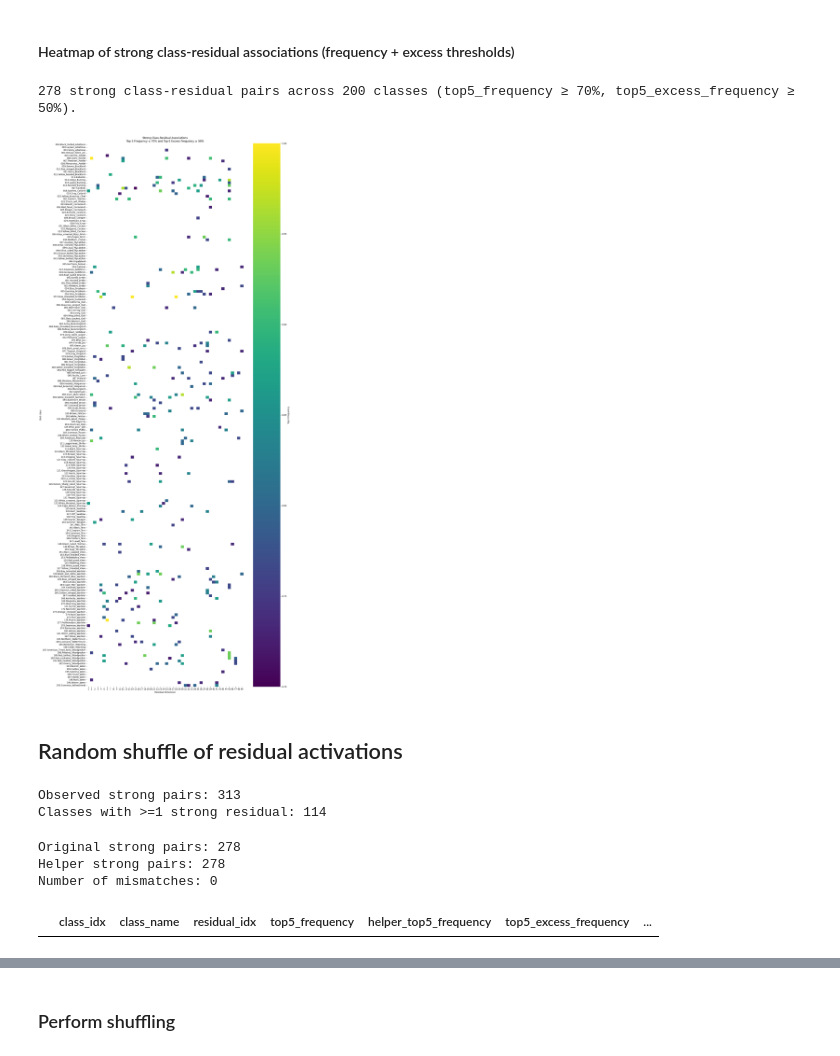
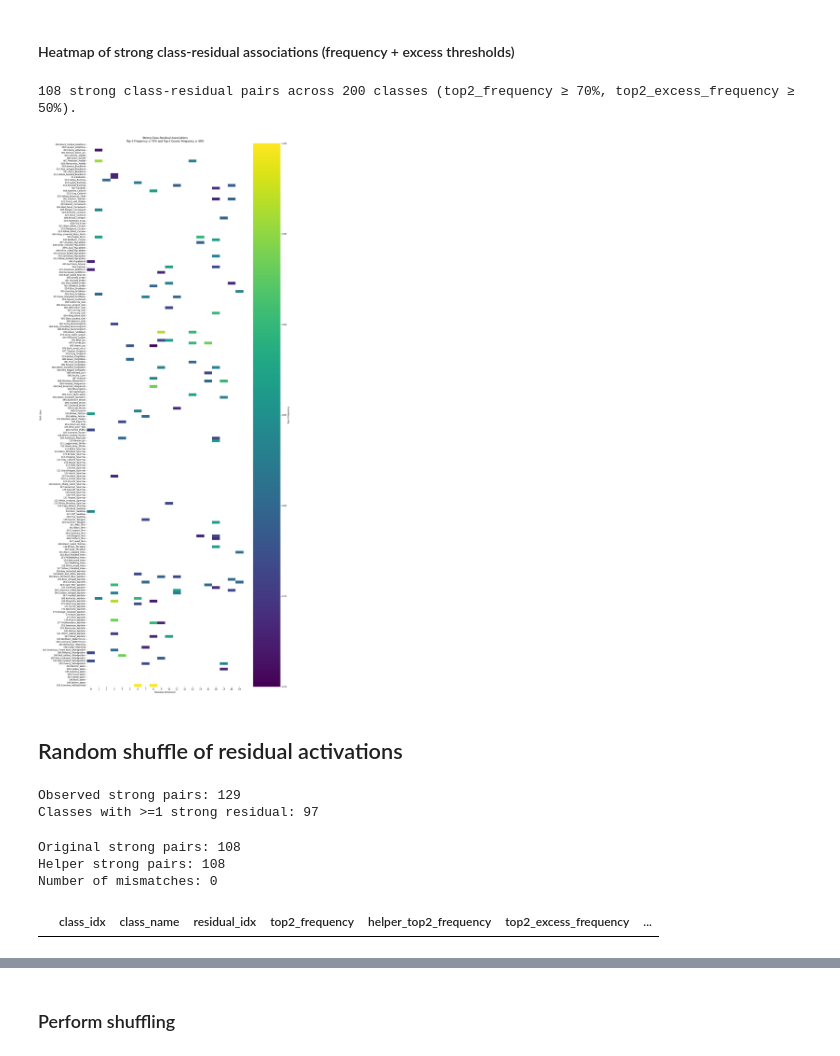
Before and after one commit to stephenmarcou/SCBM_implementation, a Jupyter notebook: distribution_analysis.ipynb, the cells around one changed output, grey strips where cells are left out. Saved outputs shown, nothing was run; the diff lists cells and outputs as text; code cells hidden in the pictures.

```diff
--- a/distribution_analysis.ipynb
+++ b/distribution_analysis.ipynb
@@ -11,7 +11,7 @@ import re
 root_cub = os.path.join("experiments", "scbm_residual", "CUB")
 
 # # 50 residuals
-EXPERIMENT_PATH = os.path.join(root_cub, "Mateo_025_fixed_emp_perc_L_int_extension_loss_weight_1_2026-07-30_17-04-11_72f02")
+EXPERIMENT_PATH = os.path.join(root_cub, "yellow_experiment_fixed_emp_perc_residuals_20_L_int_extension_loss_weight_1_2026-09-02_16-12-55_d1750")
 
 # # 20 residuals
 # EXPERIMENT_PATH = os.path.join(root_cub, "Mateo_025_fixed_emp_perc_residuals_20_L_int_extension_loss_weight_1_2026-07-31_20-15-47_174e5")
@@ -1325,7 +1330,7 @@ Residual importance ranks for class 1 (n=30):
 # Per-class residual consistency
 # ============================================================
 
-TOP_K_VALUES = [1, 3, 5, 10]
+TOP_K_VALUES = [1, 2, 3, 10]
 
 rows = []
 
@@ -1392,8 +1397,8 @@ for class_idx in range(num_classes):
             "top3_frequency":
                 topk_frequencies[3][residual_idx].item(),
 
-            "top5_frequency":
-                topk_frequencies[5][residual_idx].item(),
+            "top2_frequency":
+                topk_frequencies[2][residual_idx].item(),
 
             "top10_frequency":
                 topk_frequencies[10][residual_idx].item(),
@@ -1430,7 +1435,7 @@ import numpy as np
 
 
 num_to_show = NUM_RESIDUALS
-TOP_K_VALUES = [1, 3, 5, 10]
+TOP_K_VALUES = [1, 2, 3, 10]
 
 rows = []
 
@@ -1465,7 +1470,7 @@ for class_idx in range(num_classes):
 
                     "top1_frequency": float("nan"),
                     "top3_frequency": float("nan"),
-                    "top5_frequency": float("nan"),
+                    "top2_frequency": float("nan"),
                     "top10_frequency": float("nan"),
 
                     "mean_signed_contribution": float("nan"),
@@ -1622,8 +1627,8 @@ for class_idx in range(num_classes):
                 "top3_frequency":
                     topk_frequencies[3][j].item(),
 
-                "top5_frequency":
-                    topk_frequencies[5][j].item(),
+                "top2_frequency":
+                    topk_frequencies[2][j].item(),
 
                 "top10_frequency":
                     topk_frequencies[10][j].item(),
@@ -1967,13 +1972,13 @@ new_all_residuals_per_class_df.to_csv(
 # Strong class-residual associations
 # ============================================================
 
-TOP5_FREQ_THRESHOLD = 0.70
-TOP5_EXCESS_THRESHOLD = 0.50
+TOP2_FREQ_THRESHOLD = 0.70
+TOP2_EXCESS_THRESHOLD = 0.50
 
 strong_pairs_df = new_all_residuals_per_class_df[
-    (new_all_residuals_per_class_df["top5_frequency"] >= TOP5_FREQ_THRESHOLD)
+    (new_all_residuals_per_class_df["top2_frequency"] >= TOP2_FREQ_THRESHOLD)
     &
-    (new_all_residuals_per_class_df["top5_excess_frequency"] >= TOP5_EXCESS_THRESHOLD)
+    (new_all_residuals_per_class_df["top2_excess_frequency"] >= TOP2_EXCESS_THRESHOLD)
 ].copy()
 
 print(
@@ -2200,12 +2199,12 @@ display(
 # %%
 # ============================================================
 # Heatmap: Only strong class-residual associations
-# (Top-5 frequency AND Top-5 excess frequency above threshold)
+# (Top-2 frequency AND Top-2 excess frequency above threshold)
 # ============================================================
 
 # Reuse the thresholds from the strong-pairs cell above
-FREQ_THRESHOLD = TOP5_FREQ_THRESHOLD
-EXCESS_THRESHOLD = TOP5_EXCESS_THRESHOLD
+FREQ_THRESHOLD = TOP2_FREQ_THRESHOLD
+EXCESS_THRESHOLD = TOP2_EXCESS_THRESHOLD
 
 # Show only classes that have at least one strong residual
 ONLY_STRONG_CLASSES = False
@@ -2220,7 +2219,7 @@ freq_matrix = (
     .pivot(
         index=["class_idx", "class_name"],
         columns="residual_idx",
-        values="top5_frequency",
+        values="top2_frequency",
     )
     .sort_index(level="class_idx")
 )
@@ -2230,7 +2229,7 @@ excess_matrix = (
     .pivot(
         index=["class_idx", "class_name"],
         columns="residual_idx",
-        values="top5_excess_frequency",
+        values="top2_excess_frequency",
     )
     .sort_index(level="class_idx")
     .reindex(
@@ -2270,45 +2269,45 @@ class_labels = [
 print(
     f"{int(strong_mask.values.sum())} strong class-residual pairs "
     f"across {len(strong_association)} classes "
-    f"(top5_frequency ≥ {FREQ_THRESHOLD:.0%}, "
-    f"top5_excess_frequency ≥ {EXCESS_THRESHOLD:.0%})."
+    f"(top2_frequency ≥ {FREQ_THRESHOLD:.0%}, "
+    f"top2_excess_frequency ≥ {EXCESS_THRESHOLD:.0%})."
 )
 
 
 # ------------------------------------------------------------
 # Plot
 # ------------------------------------------------------------
 
 fig_height = max(4, 0.18 * len(strong_association))
 
 plt.figure(figsize=(16, fig_height))
 
 ax = sns.heatmap(
     strong_association.values,
     cmap="viridis",
     vmin=FREQ_THRESHOLD,
     vmax=1,
     xticklabels=strong_association.columns.astype(int),
     yticklabels=class_labels,
     cbar_kws={
-        "label": "Top-5 frequency"
+        "label": "Top-2 frequency"
     },
 )
 
 ax.set_xlabel("Residual dimension")
 ax.set_ylabel("Bird class")
 
 ax.set_title(
     "Strong Class-Residual Associations\n"
-    f"Top-5 Frequency ≥ {FREQ_THRESHOLD:.0%} "
-    f"and Top-5 Excess Frequency ≥ {EXCESS_THRESHOLD:.0%}"
+    f"Top-2 Frequency ≥ {FREQ_THRESHOLD:.0%} "
+    f"and Top-2 Excess Frequency ≥ {EXCESS_THRESHOLD:.0%}"
 )
 
 plt.tight_layout()
 plt.show()
 # %% [output]
-278 strong class-residual pairs across 200 classes (top5_frequency ≥ 70%, top5_excess_frequency ≥ 50%).
+108 strong class-residual pairs across 200 classes (top2_frequency ≥ 70%, top2_excess_frequency ≥ 50%).
-[figure, old version]
+[figure, new version]
 # %% [markdown]
 ## Random shuffle of residual activations
 # %%
@@ -2546,7 +2545,7 @@ def compute_top5_class_specificity(
 # Sanity check: reproduce the original result
 # ============================================================
 
-observed_metrics = compute_top5_class_specificity(
+observed_metrics = compute_top2_class_specificity(
     signed_phi=signed_phi_r,
     y_true=y_true,
     num_classes=num_classes,
@@ -2583,8 +2582,8 @@ print(
     f"{observed_num_classes_with_strong}"
 )
 # %% [output]
-Observed strong pairs: 313
-Classes with >=1 strong residual: 114
+Observed strong pairs: 129
+Classes with >=1 strong residual: 97
 # %%
 # ============================================================
 # Diagnose 279 vs 320 discrepancy
@@ -2593,8 +2592,8 @@ Classes with >=1 strong residual: 114
 diagnostic_df = new_all_residuals_per_class_df.copy()
 
 # Values calculated by the new helper function
-diagnostic_df["helper_top5_frequency"] = [
-    observed_metrics["top5_frequency"][
+diagnostic_df["helper_top2_frequency"] = [
+    observed_metrics["top2_frequency"][
         int(row.class_idx),
         int(row.residual_idx)
     ].item()
@@ -2602,7 +2601,7 @@ diagnostic_df["helper_top5_frequency"] = [
 ]
 
 diagnostic_df["helper_excess_frequency"] = [
-    observed_metrics["top5_excess_frequency"][
+    observed_metrics["top2_excess_frequency"][
         int(row.class_idx),
         int(row.residual_idx)
     ].item()
@@ -2615,9 +2614,9 @@ diagnostic_df["helper_excess_frequency"] = [
 # ------------------------------------------------------------
 
 diagnostic_df["original_strong"] = (
-    (diagnostic_df["top5_frequency"] >= 0.70)
+    (diagnostic_df["top2_frequency"] >= 0.70)
     &
-    (diagnostic_df["top5_excess_frequency"] >= 0.50)
+    (diagnostic_df["top2_excess_frequency"] >= 0.50)
 )
 
 
@@ -2626,7 +2625,7 @@ diagnostic_df["original_strong"] = (
 # ------------------------------------------------------------
 
 diagnostic_df["helper_strong"] = (
-    (diagnostic_df["helper_top5_frequency"] >= 0.70)
+    (diagnostic_df["helper_top2_frequency"] >= 0.70)
     &
     (diagnostic_df["helper_excess_frequency"] >= 0.50)
 )
@@ -2653,9 +2652,9 @@ display(
             "class_idx",
             "class_name",
             "residual_idx",
-            "top5_frequency",
-            "helper_top5_frequency",
-            "top5_excess_frequency",
+            "top2_frequency",
+            "helper_top2_frequency",
+            "top2_excess_frequency",
             "helper_excess_frequency",
             "original_strong",
             "helper_strong",
@@ -2663,10 +2662,10 @@ display(
     ]
 )
 # %% [output]
-Original strong pairs: 278
-Helper strong pairs: 278
+Original strong pairs: 108
+Helper strong pairs: 108
 Number of mismatches: 0
-|  | class_idx | class_name | residual_idx | top5_frequency | helper_top5_frequency | top5_excess_frequency | ... |
+|  | class_idx | class_name | residual_idx | top2_frequency | helper_top2_frequency | top2_excess_frequency | ... |
 # %%
 # ============================================================
 # Correct diagnostic: compare original mask vs PyTorch mask
```
Also changed, not shown: parts of 29 cells of this notebook, 4 other files.
